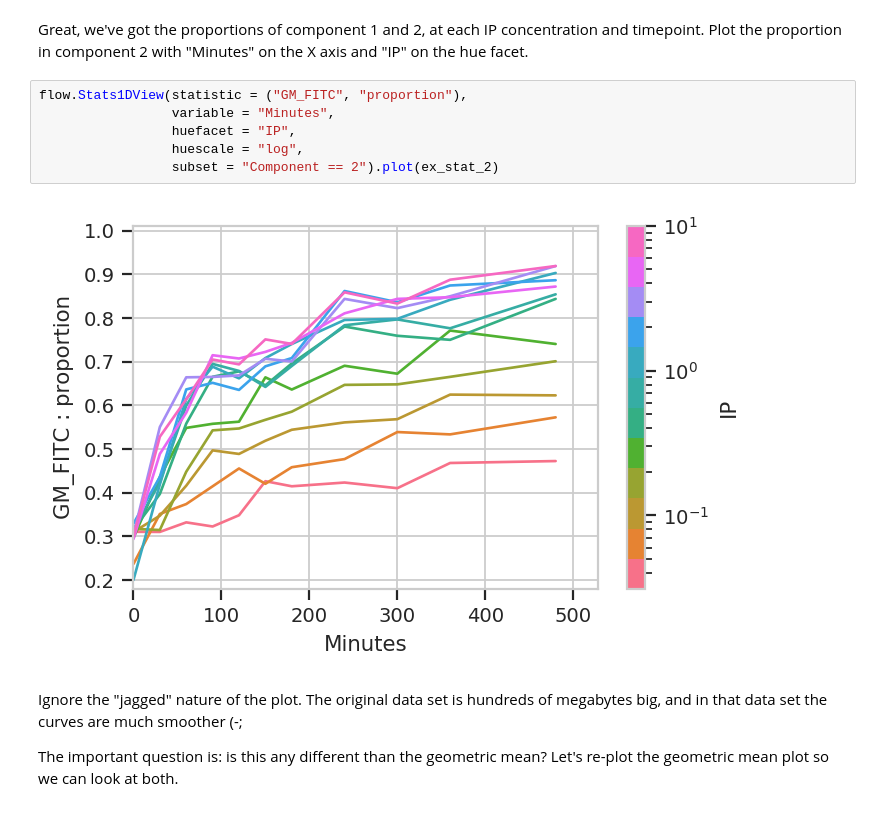
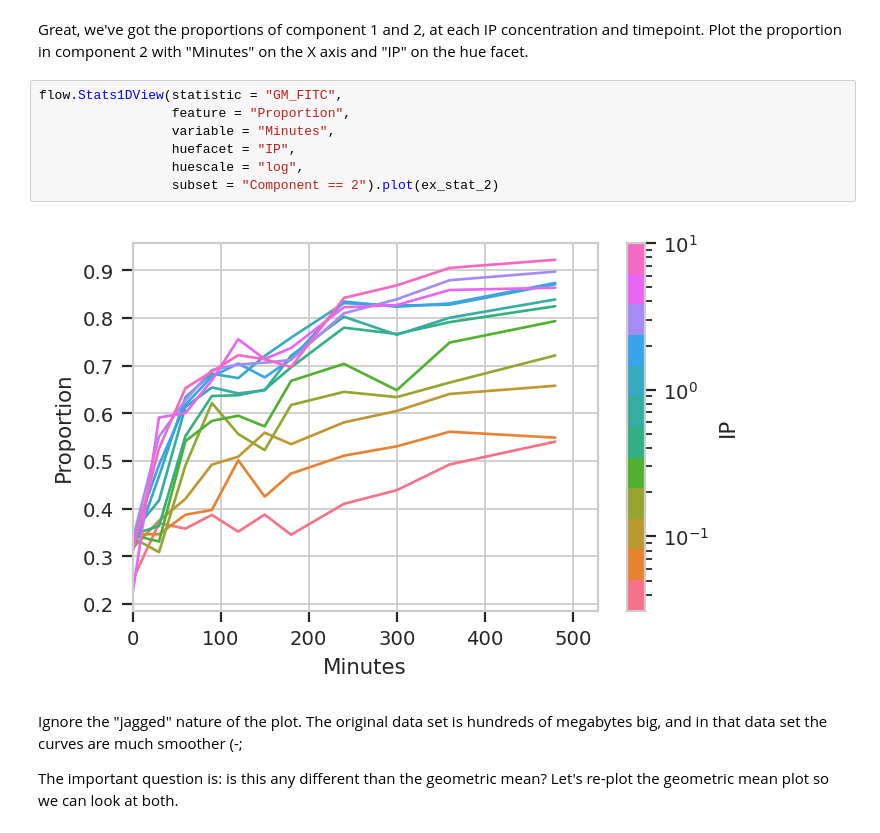
Before and after one commit to cytoflow/cytoflow-examples, a Jupyter notebook: yeast/Induction Timecourse.ipynb, the cells around one changed output. Saved outputs shown, nothing was run; the diff lists cells and outputs as text.

Commit message:
update advanced examples for stats -> dataframes

```diff
--- a/yeast/Induction Timecourse.ipynb
+++ b/yeast/Induction Timecourse.ipynb
@@ -149,13 +144,14 @@ Name: GM_FITC : proportion, Length: 264, dtype: float64
 # %% [markdown]
 Great, we've got the proportions of component 1 and 2, at each IP concentration and timepoint.  Plot the proportion in component 2 with "Minutes" on the X axis and "IP" on the hue facet.
 # %%
-flow.Stats1DView(statistic = ("GM_FITC", "proportion"),
+flow.Stats1DView(statistic = "GM_FITC",
+                 feature = "Proportion",
                  variable = "Minutes",
                  huefacet = "IP",
                  huescale = "log",
                  subset = "Component == 2").plot(ex_stat_2)
 # %% [output]
-[figure, old version]
+[figure, new version]
 # %% [markdown]
 Ignore the "jagged" nature of the plot.  The original data set is hundreds of megabytes big, and in that data set the curves are much smoother (-;
 
```
Also changed, not shown: parts of 13 cells of this notebook, 2 other files.
